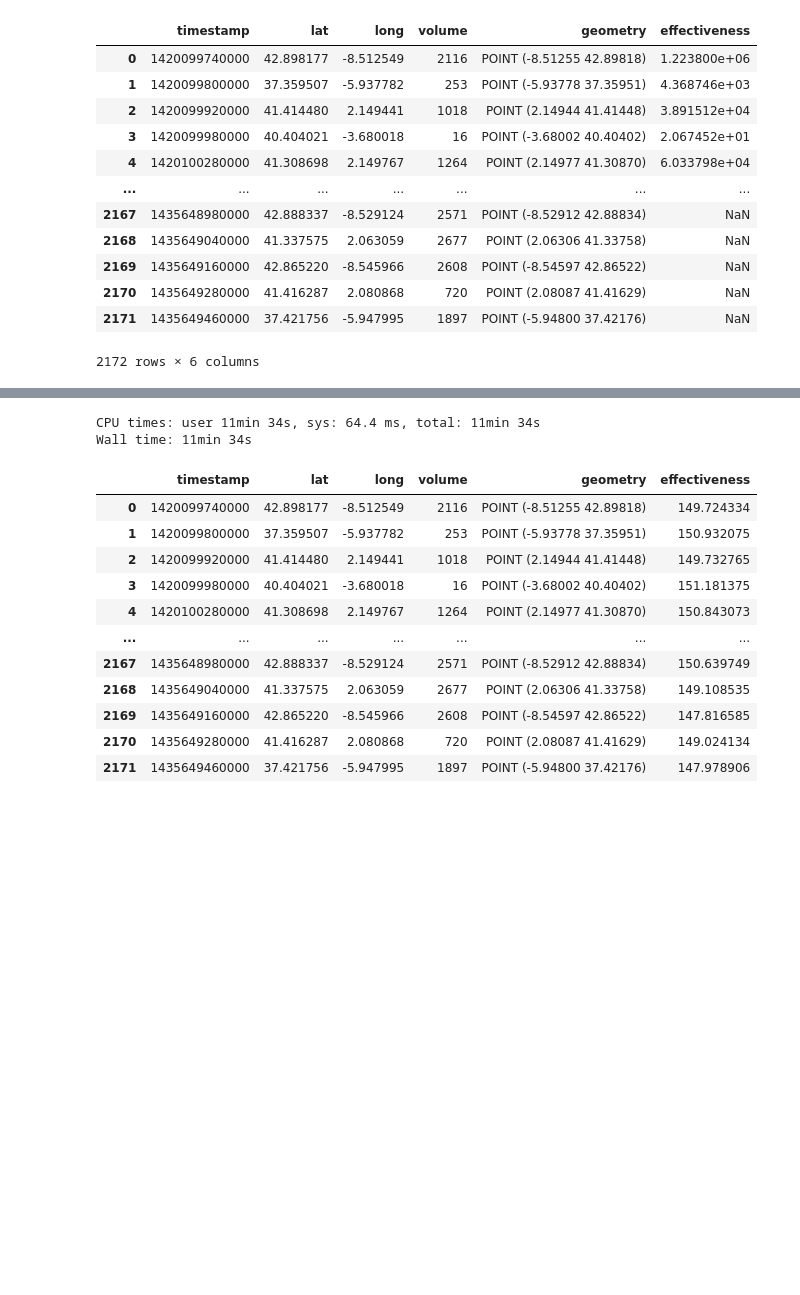
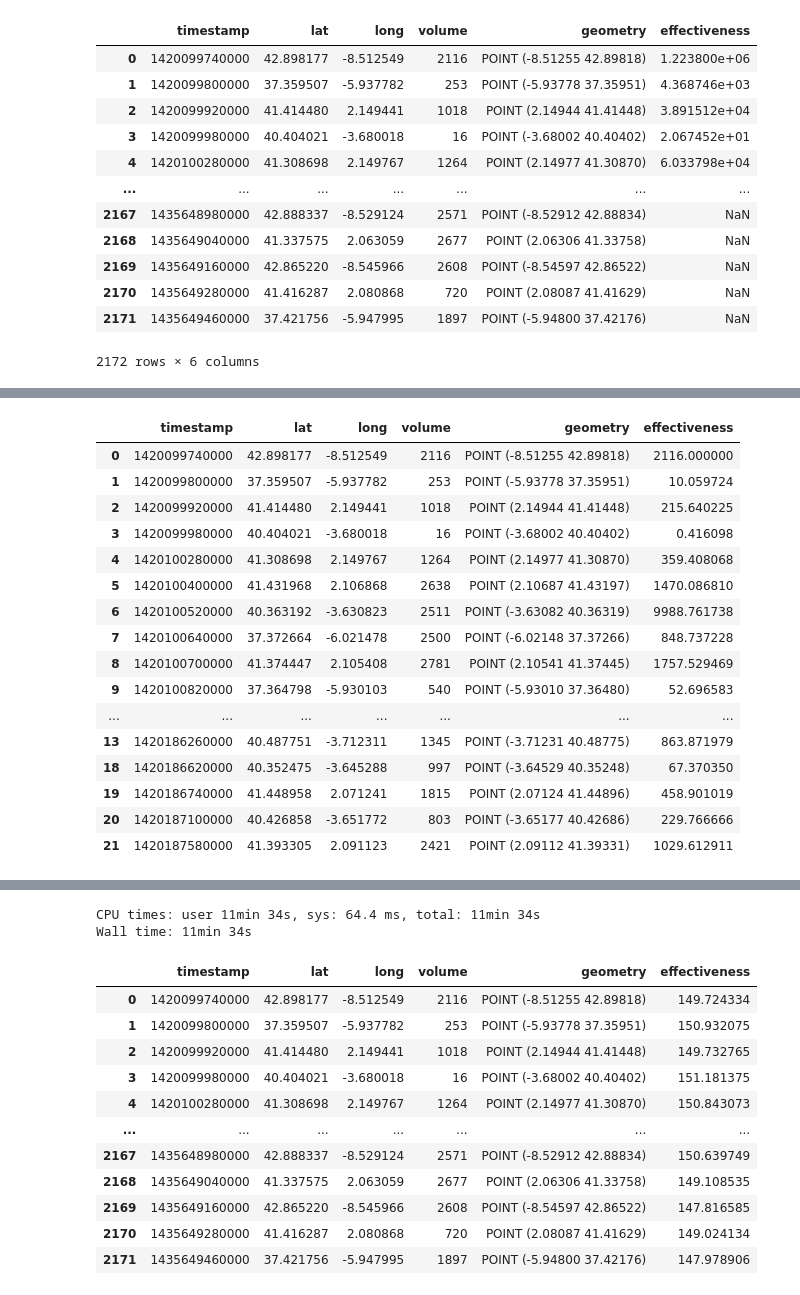
Before and after one commit to castares/effectiveness_by_campaign, a Jupyter notebook: data_exploration.ipynb, the cells around one changed output, grey strips where cells are left out. Saved outputs shown, nothing was run; the diff lists cells and outputs as text; code cells hidden in the pictures; blank space fills up the shorter version.

```diff
--- a/data_exploration.ipynb
+++ b/data_exploration.ipynb
@@ -270,5 +375,5 @@ Name: effectiveness, dtype: float64
 # %%
-def load_data():
+def _load_data():
     sales = pd.read_csv("./data/ventas.csv", names=["timestamp", "restaurant_id", "amount" ])
     restaurants = pd.read_csv("./data/restaurantes.csv")
     campaigns = pd.read_csv("./data/publicidad.csv", names=["timestamp", "lat", "long", "volume"])
@@ -287,8 +392,8 @@ def _add_sales_geopoints(sales, restaurants):
     sales = sales_geo[sales_geo['geometry'].notnull()].copy()
     return sales
 
-def raw_data_prep(data):
-    data = load_data()
+def raw_data_prep():
+    data = _load_data()
     restaurants = _build_geodf(data['restaurants'])
     campaigns = _build_geodf(data['campaigns'])
     sales = _add_sales_geopoints(data['sales'], restaurants)
@@ -312,8 +417,11 @@ def _filter_relevant_campaigns(operands, dmax, dtmax):
     return operands[(operands['das']) <= dmax & (operands['dtas'] <= dtmax) & (operands['dtas'] > 0 )].copy()
 
 def _add_campaigns_effectiveness(effectiveness, campaigns):
+    """
+    Suma el indice de efectividad al previamente existente.
+    """
     if 'effectiveness' not in campaigns.columns:
-        campaigns['effectiveness'] = pd.Series([np.NaN])
+        campaigns['effectiveness'] = pd.Series([], dtype='float64')
     campaigns['effectiveness'] = campaigns['effectiveness'].add(effectiveness, fill_value=0)
     return campaigns
 
@@ -446,3 +525,3 @@ def compute_effectiveness(time, geom, campaigns, dmax=5, dtmax=168):
 # %%
-raw_data = load_data()
-data = raw_data_prep(raw_data)
+%%time
+data = raw_data_prep()
@@ -480,0 +610,5 @@ Wall time: 2min 11s
+# %%
+%%time
+sales = data['sales'].copy()
+campaigns = data['campaigns'].copy()
+sales_df_splits = split_df(sales)
@@ -480,0 +673,20 @@ Wall time: 2min 11s
+# %%
+campaigns[campaigns['effectiveness'].notnull()]
+# %% [output]
+|  | timestamp | lat | long | volume | geometry | effectiveness |
+| 0 | 1420099740000 | 42.898177 | -8.512549 | 2116 | POINT (-8.51255 42.89818) | 2116.000000 |
+| 1 | 1420099800000 | 37.359507 | -5.937782 | 253 | POINT (-5.93778 37.35951) | 10.059724 |
+| 2 | 1420099920000 | 41.414480 | 2.149441 | 1018 | POINT (2.14944 41.41448) | 215.640225 |
+| 3 | 1420099980000 | 40.404021 | -3.680018 | 16 | POINT (-3.68002 40.40402) | 0.416098 |
+| 4 | 1420100280000 | 41.308698 | 2.149767 | 1264 | POINT (2.14977 41.30870) | 359.408068 |
+| 5 | 1420100400000 | 41.431968 | 2.106868 | 2638 | POINT (2.10687 41.43197) | 1470.086810 |
+| 6 | 1420100520000 | 40.363192 | -3.630823 | 2511 | POINT (-3.63082 40.36319) | 9988.761738 |
+| 7 | 1420100640000 | 37.372664 | -6.021478 | 2500 | POINT (-6.02148 37.37266) | 848.737228 |
+| 8 | 1420100700000 | 41.374447 | 2.105408 | 2781 | POINT (2.10541 41.37445) | 1757.529469 |
+| 9 | 1420100820000 | 37.364798 | -5.930103 | 540 | POINT (-5.93010 37.36480) | 52.696583 |
+| ... | ... | ... | ... | ... | ... | ... |
+| 13 | 1420186260000 | 40.487751 | -3.712311 | 1345 | POINT (-3.71231 40.48775) | 863.871979 |
+| 18 | 1420186620000 | 40.352475 | -3.645288 | 997 | POINT (-3.64529 40.35248) | 67.370350 |
+| 19 | 1420186740000 | 41.448958 | 2.071241 | 1815 | POINT (2.07124 41.44896) | 458.901019 |
+| 20 | 1420187100000 | 40.426858 | -3.651772 | 803 | POINT (-3.65177 40.42686) | 229.766666 |
+| 21 | 1420187580000 | 41.393305 | 2.091123 | 2421 | POINT (2.09112 41.39331) | 1029.612911 |
```
Also changed, not shown: parts of 57 cells of this notebook.
